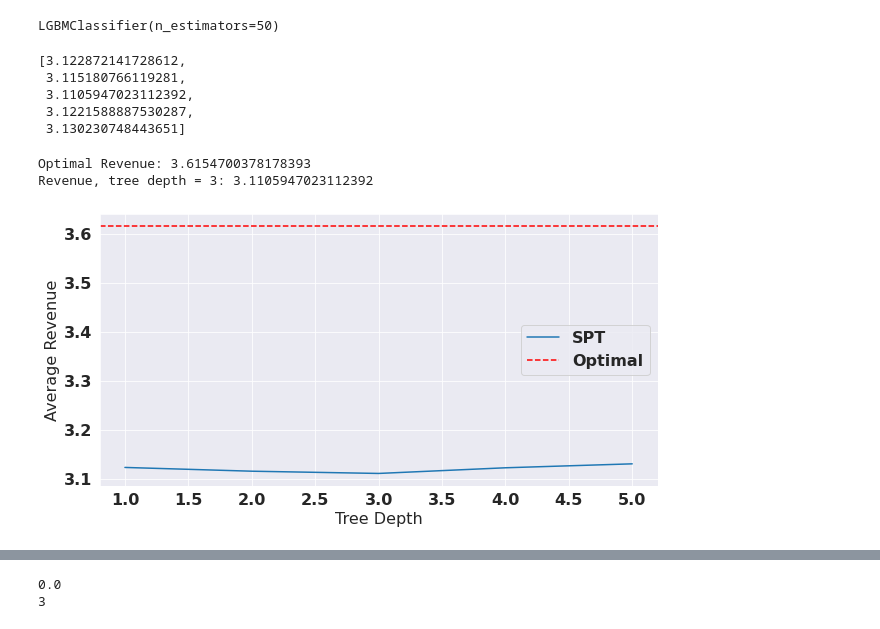
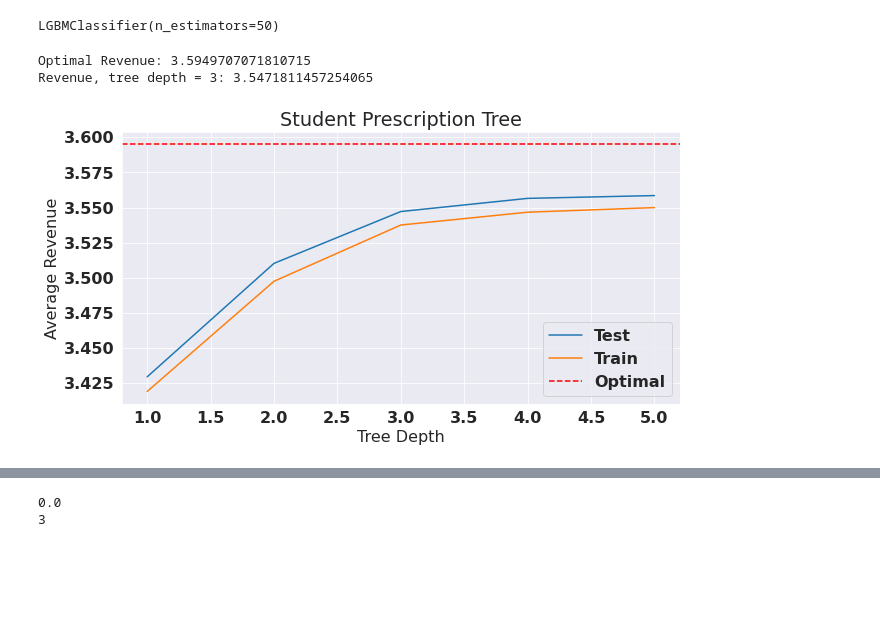
Before and after one commit to lentin26/Student-Prescription-Tree, a Jupyter notebook: lightGBM.ipynb, the cells around one changed output, grey strips where cells are left out. Cells and saved outputs as stored; diff of their text form; code cells hidden in the pictures; blank space fills up the shorter version.

```diff
--- a/lightGBM.ipynb
+++ b/lightGBM.ipynb
@@ -1231,0 +1228,12 @@ root_node['split_value']
+# %%
+S = np.arange(len(X_train))
+X = X_train.drop('price', axis=1).to_numpy()[S, :]
+print(X_train.shape)
+print(X.shape)
+
+i = 1
+j = 1
+S1 = np.flatnonzero(X[:, j] <= X[i, j])
+S2 = np.flatnonzero(X[:, j] > X[i, j])
+
+set(S1.tolist() + S2.tolist()) == set(S)
@@ -1449,6 +1481,6 @@ class StudentPrescriptionTree():
     return revenue_matrix.max(axis=1).sum() / len(X)
 # %%
 # initialize prescription tree
-tree = StudentPrescriptionTree(teacher_model=model, max_depth=1)
+tree = StudentPrescriptionTree(teacher_model=model, max_depth=4)
 # fit training data
 tree.fit(X_train)
@@ -1491,8 +1556,9 @@ LGBMClassifier(n_estimators=50)
 # %%
 # try various tree depths
 test_revenue = []
+train_revenue = []
 max_depths = [1, 2, 3, 4, 5]
-for max_depth in max_depths:
+for max_depth in tqdm(max_depths):
   # initialize prescription tree
   tree = StudentPrescriptionTree(teacher_model=model, max_depth=max_depth)
   # fit training data
@@ -1502,45 +1568,44 @@ for max_depth in max_depths:
     test_revenue.append(
         tree.predict_revenue(X_test)
       )
+    train_revenue.append(
+        tree.predict_revenue(X_train)
+      )
   except:
     print("Invalid max depth:", max_depth)
-    tree.append(np.nan_to_num)
+    test_revenue.append(np.nan)
 
 # get results
 optimal_test_revenue = tree.get_optimal_revenue(X_test)
-# %%
-test_revenue
-# %% [output]
-[3.122872141728612,
- 3.115180766119281,
- 3.1105947023112392,
- 3.1221588887530287,
- 3.130230748443651]
 # %%
 # make figure
 fig = plt.figure(figsize=(10, 5))
 
 # plot results
 plt.plot(max_depths, test_revenue)
+plt.plot(max_depths, train_revenue)
+# plt.plot(max_depths, train_revenue)
 plt.axhline(y=optimal_test_revenue, color='r', linestyle='--')
 print(
     "Optimal Revenue:",
     optimal_test_revenue
 )
 
 print(
     "Revenue, tree depth = 3:",
     test_revenue[2]
 )
 
+plt.title("Student Prescription Tree")
 plt.xlabel("Tree Depth")
 plt.ylabel("Average Revenue")
-plt.legend(['SPT', 'Optimal'])
+plt.legend(['Test', 'Train', 'Optimal'])
+
 plt.show()
 # %% [output]
-Optimal Revenue: 3.6154700378178393
-Revenue, tree depth = 3: 3.1105947023112392
+Optimal Revenue: 3.5949707071810715
+Revenue, tree depth = 3: 3.5471811457254065
-[figure, old version]
+[figure, new version]
 # %%
 def experiment_tree_depths(model_id):
   test_revenues = []
```
Also changed, not shown: parts of 10 cells of this notebook.
